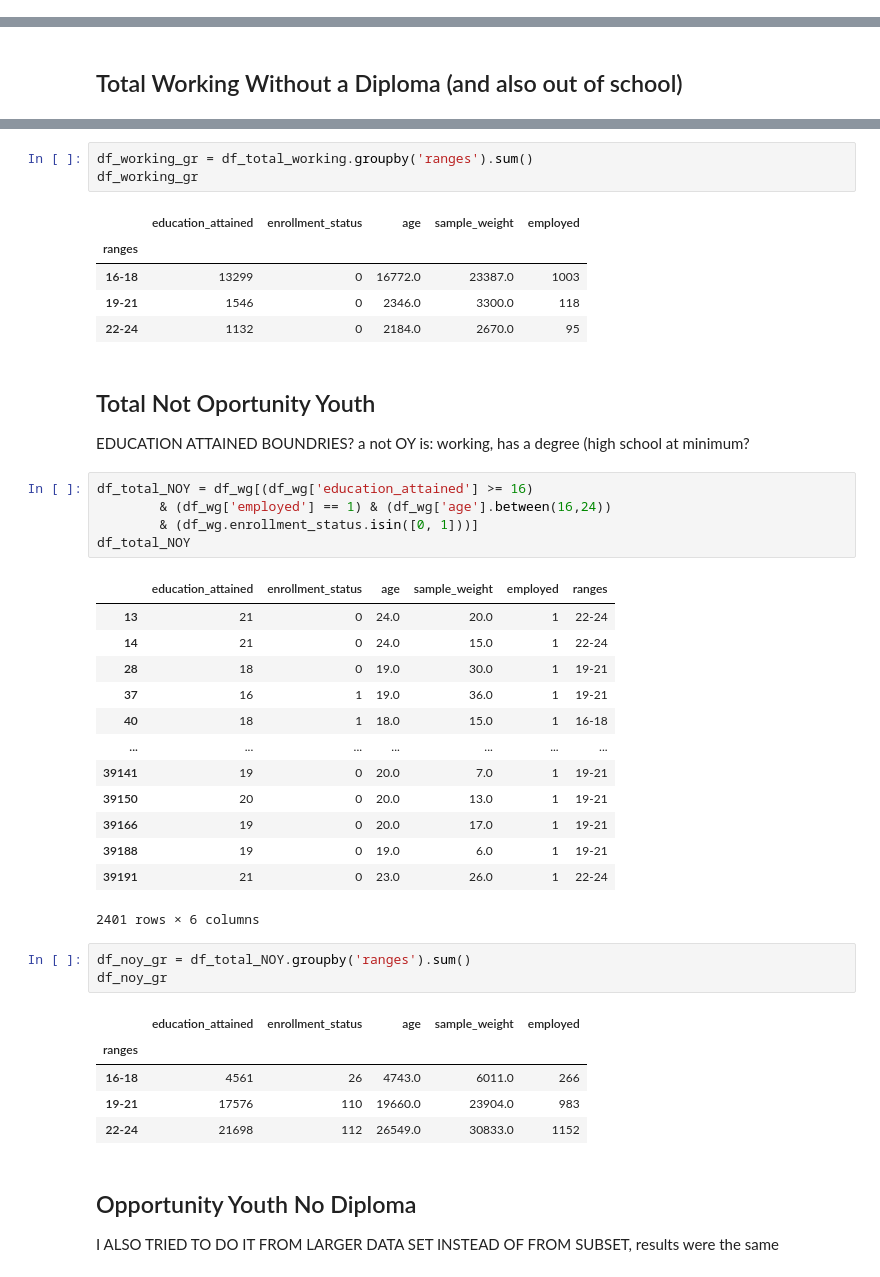
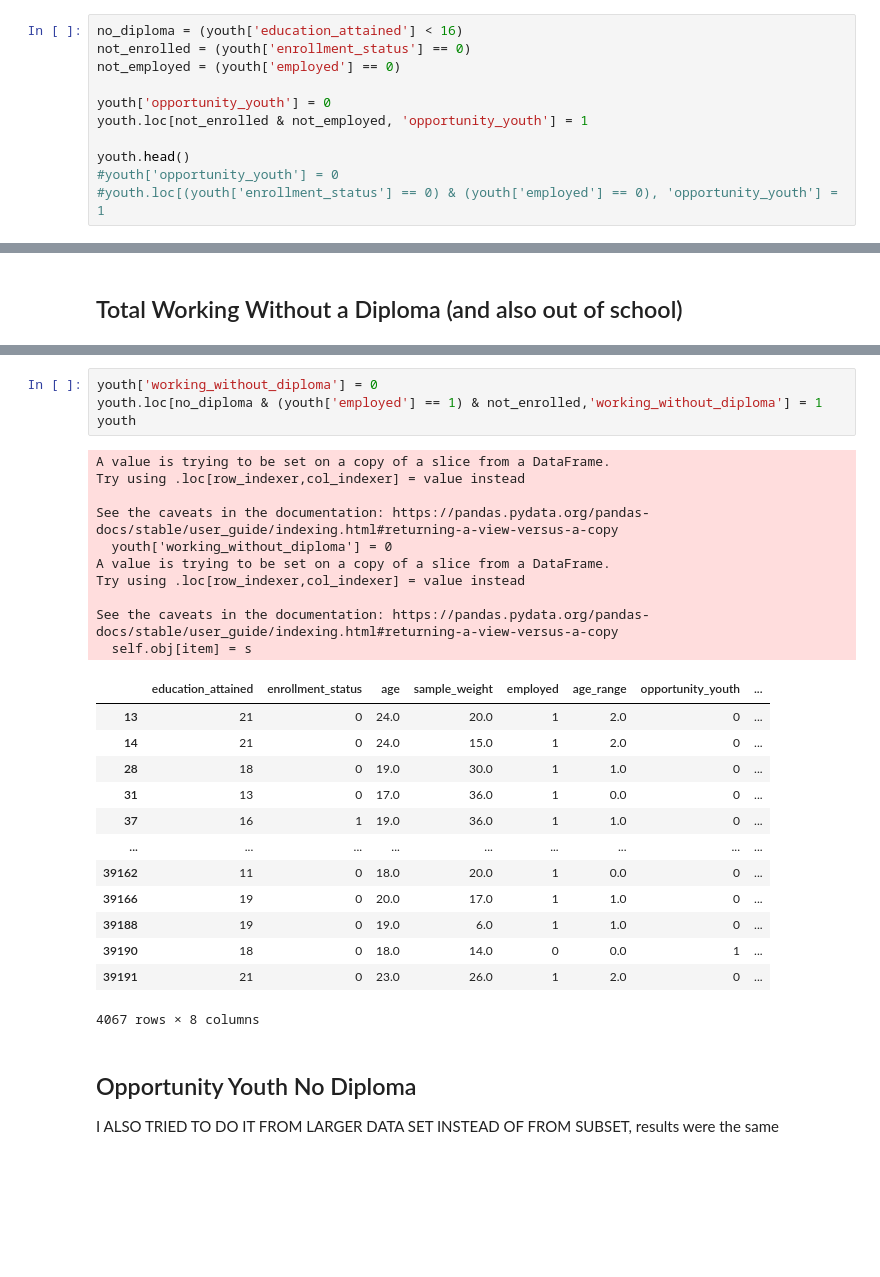
Before and after one commit to Caellwyn/south-king-county-opportunity-youth, a Jupyter notebook: notebooks/exploratory/data_aggregation_testing4.ipynb, the cells around one changed output, grey strips where cells are left out. Cells and saved outputs as stored; diff of their text form; blank space fills up the shorter version.

```diff
--- a/notebooks/exploratory/data_aggregation_testing4.ipynb
+++ b/notebooks/exploratory/data_aggregation_testing4.ipynb
@@ -107,0 +72,11 @@ df_oy_gr
+# %%
+no_diploma = (youth['education_attained'] < 16)
+not_enrolled = (youth['enrollment_status'] == 0)
+not_employed = (youth['employed'] == 0)
+
+youth['opportunity_youth'] = 0
+youth.loc[not_enrolled & not_employed, 'opportunity_youth'] = 1
+
+youth.head()
+#youth['opportunity_youth'] = 0
+#youth.loc[(youth['enrollment_status'] == 0) & (youth['employed'] == 0), 'opportunity_youth'] = 1
@@ -129,44 +129,31 @@ df_total_working
-# %%
-df_working_gr = df_total_working.groupby('ranges').sum()
-df_working_gr
-# %% [output]
-|  | education_attained | enrollment_status | age | sample_weight | employed |
-| ranges |  |  |  |  |  |
-| 16-18 | 13299 | 0 | 16772.0 | 23387.0 | 1003 |
-| 19-21 | 1546 | 0 | 2346.0 | 3300.0 | 118 |
-| 22-24 | 1132 | 0 | 2184.0 | 2670.0 | 95 |
-# %% [markdown]
-## Total Not Oportunity Youth
-
-EDUCATION ATTAINED BOUNDRIES? a not OY is: working, has a degree (high school at minimum?
-# %%
-df_total_NOY = df_wg[(df_wg['education_attained'] >= 16)
-        & (df_wg['employed'] == 1) & (df_wg['age'].between(16,24))
-        & (df_wg.enrollment_status.isin([0, 1]))]
-df_total_NOY
-# %% [output]
-|  | education_attained | enrollment_status | age | sample_weight | employed | ranges |
-| 13 | 21 | 0 | 24.0 | 20.0 | 1 | 22-24 |
-| 14 | 21 | 0 | 24.0 | 15.0 | 1 | 22-24 |
-| 28 | 18 | 0 | 19.0 | 30.0 | 1 | 19-21 |
-| 37 | 16 | 1 | 19.0 | 36.0 | 1 | 19-21 |
-| 40 | 18 | 1 | 18.0 | 15.0 | 1 | 16-18 |
-| ... | ... | ... | ... | ... | ... | ... |
-| 39141 | 19 | 0 | 20.0 | 7.0 | 1 | 19-21 |
-| 39150 | 20 | 0 | 20.0 | 13.0 | 1 | 19-21 |
-| 39166 | 19 | 0 | 20.0 | 17.0 | 1 | 19-21 |
-| 39188 | 19 | 0 | 19.0 | 6.0 | 1 | 19-21 |
-| 39191 | 21 | 0 | 23.0 | 26.0 | 1 | 22-24 |
-2401 rows × 6 columns
-# %%
-df_noy_gr = df_total_NOY.groupby('ranges').sum()
-df_noy_gr
-# %% [output]
-|  | education_attained | enrollment_status | age | sample_weight | employed |
-| ranges |  |  |  |  |  |
-| 16-18 | 4561 | 26 | 4743.0 | 6011.0 | 266 |
-| 19-21 | 17576 | 110 | 19660.0 | 23904.0 | 983 |
-| 22-24 | 21698 | 112 | 26549.0 | 30833.0 | 1152 |
+# %%
+youth['working_without_diploma'] = 0
+youth.loc[no_diploma & (youth['employed'] == 1) & not_enrolled,'working_without_diploma'] = 1
+youth
+# %% [output]
+A value is trying to be set on a copy of a slice from a DataFrame.
+Try using .loc[row_indexer,col_indexer] = value instead
+
+See the caveats in the documentation: https://pandas.pydata.org/pandas-docs/stable/user_guide/indexing.html#returning-a-view-versus-a-copy
+  youth['working_without_diploma'] = 0
+A value is trying to be set on a copy of a slice from a DataFrame.
+Try using .loc[row_indexer,col_indexer] = value instead
+
+See the caveats in the documentation: https://pandas.pydata.org/pandas-docs/stable/user_guide/indexing.html#returning-a-view-versus-a-copy
+  self.obj[item] = s
+|  | education_attained | enrollment_status | age | sample_weight | employed | age_range | opportunity_youth | ... |
+| 13 | 21 | 0 | 24.0 | 20.0 | 1 | 2.0 | 0 | ... |
+| 14 | 21 | 0 | 24.0 | 15.0 | 1 | 2.0 | 0 | ... |
+| 28 | 18 | 0 | 19.0 | 30.0 | 1 | 1.0 | 0 | ... |
+| 31 | 13 | 0 | 17.0 | 36.0 | 1 | 0.0 | 0 | ... |
+| 37 | 16 | 1 | 19.0 | 36.0 | 1 | 1.0 | 0 | ... |
+| ... | ... | ... | ... | ... | ... | ... | ... | ... |
+| 39162 | 11 | 0 | 18.0 | 20.0 | 1 | 0.0 | 0 | ... |
+| 39166 | 19 | 0 | 20.0 | 17.0 | 1 | 1.0 | 0 | ... |
+| 39188 | 19 | 0 | 19.0 | 6.0 | 1 | 1.0 | 0 | ... |
+| 39190 | 18 | 0 | 18.0 | 14.0 | 0 | 0.0 | 1 | ... |
+| 39191 | 21 | 0 | 23.0 | 26.0 | 1 | 2.0 | 0 | ... |
+4067 rows × 8 columns
 # %% [markdown]
 ## Opportunity Youth No Diploma
 I ALSO TRIED TO DO IT FROM LARGER DATA SET INSTEAD OF FROM SUBSET, results were the same
```
Also changed, not shown: parts of 56 cells of this notebook, 2 other files.
